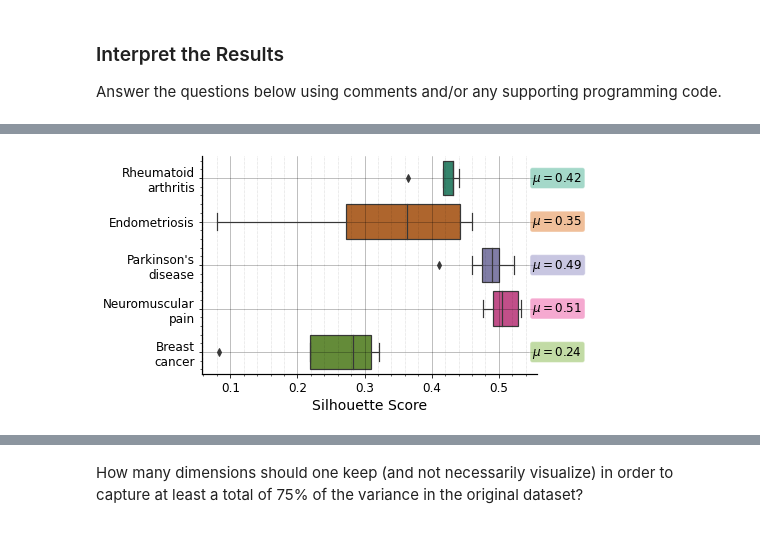
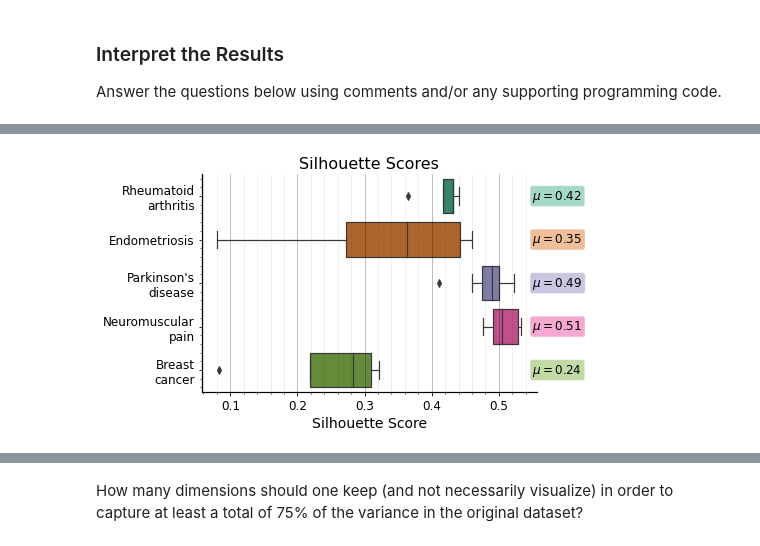
Before and after one commit to Kabilan108/drexel-coursework, a Jupyter notebook: bmes547/3_pca/homework/hwpca.ipynb, the cells around one changed output, grey strips where cells are left out. Drawn from its saved outputs; the diff is of its cells as text; code cells hidden in the pictures.

```diff
--- a/bmes547/3_pca/homework/hwpca.ipynb
+++ b/bmes547/3_pca/homework/hwpca.ipynb
@@ -111,44 +96,13 @@ Support your observation with quantitative analysis.
-# %%
-# Compute the silhouette scores for each sample
-si = silhouette_samples(X, samples)
-
-# Compute the mean silhouette score for each cluster
-silhoutte_scores = {}
-for label in np.unique(samples):
-    silhoutte_scores[label] = np.mean(si[samples == label])
-
-# Plot the silhouette scores
-fig, ax = plt.subplots(1, 1, figsize=(6, 4))
-
-g = sns.boxplot(
-    x=si, y=[x.replace(' ', '\n') for x in samples], ax=ax, palette='Dark2',
-    saturation=0.6, width=0.8, linewidth=1.2,
-    boxprops={'alpha': 1}
-)
-
-# Axis labels size
-ax.set_xlabel('Silhouette Score', fontsize=14)
-ax.tick_params(axis='both', labelsize=12)
-
-# Figure appearance
-ax.spines[['top', 'right']].set_visible(False)
-ax.spines[['left', 'bottom']].set_linewidth(1.2)
-ax.minorticks_on()
-ax.grid(which='minor', axis='x', linestyle=':', linewidth='0.5', color='black', alpha=0.3)
-ax.grid(which='major', linestyle='-', linewidth='0.5', color='black', alpha=0.5)
-
-
-# Show mean silhouette scores
-labels = [x.get_text().replace('\n', ' ') for x in g.get_yticklabels()]
-colors = sns.color_palette('Dark2', n_colors=len(labels))
-for i, (label, color) in enumerate(zip(labels, colors)):
-    ax.text(
-        x=0.55, y=i, s=f'$\mu=${silhoutte_scores[label]:.2f}',
-        fontsize=12, ha='left', va='center', color='black',
-        bbox=dict(
-            facecolor=color, edgecolor='white', boxstyle='round,pad=0.2',
-            alpha=0.4,
-        )
-    )
-# %% [output]
-[figure, removed]
+# %%
+# Compute the silhouette scores for each sample
+si = silhouette_samples(X, samples)
+
+# Compute mean silhouette scores for each disease
+mean_scores = {}
+for label in np.unique(samples):
+    mean_scores[label] = np.mean(si[samples == label])
+
+# Plot the silhouette scores
+silhouetteplot(si, samples, mean_scores);
+# %% [output]
+[figure, added]
```
Also changed, not shown: parts of 9 cells of this notebook.
